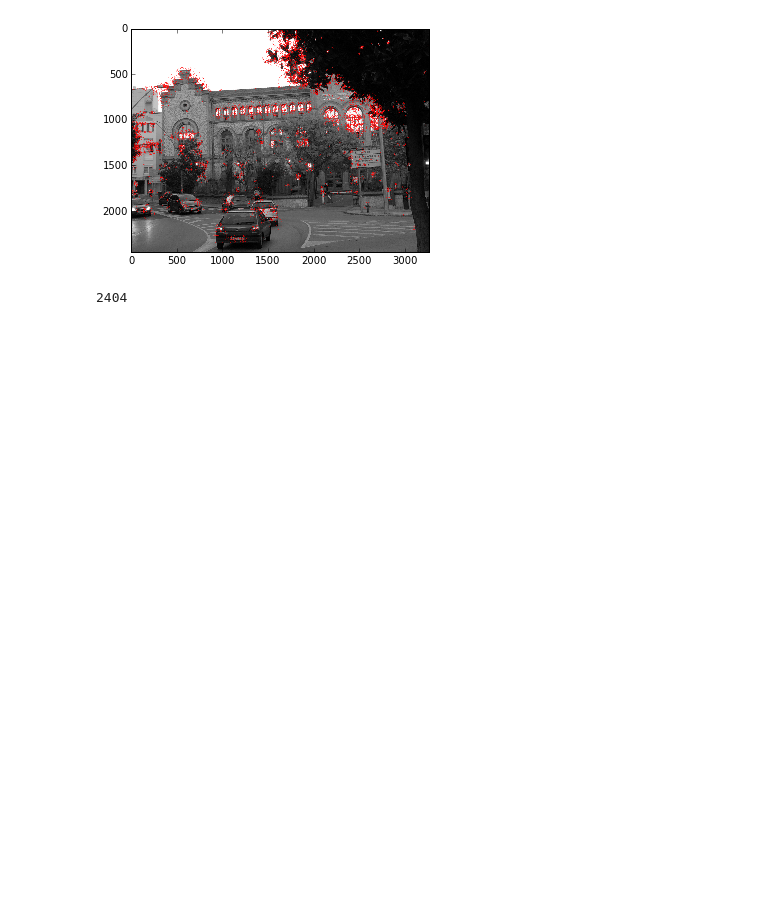
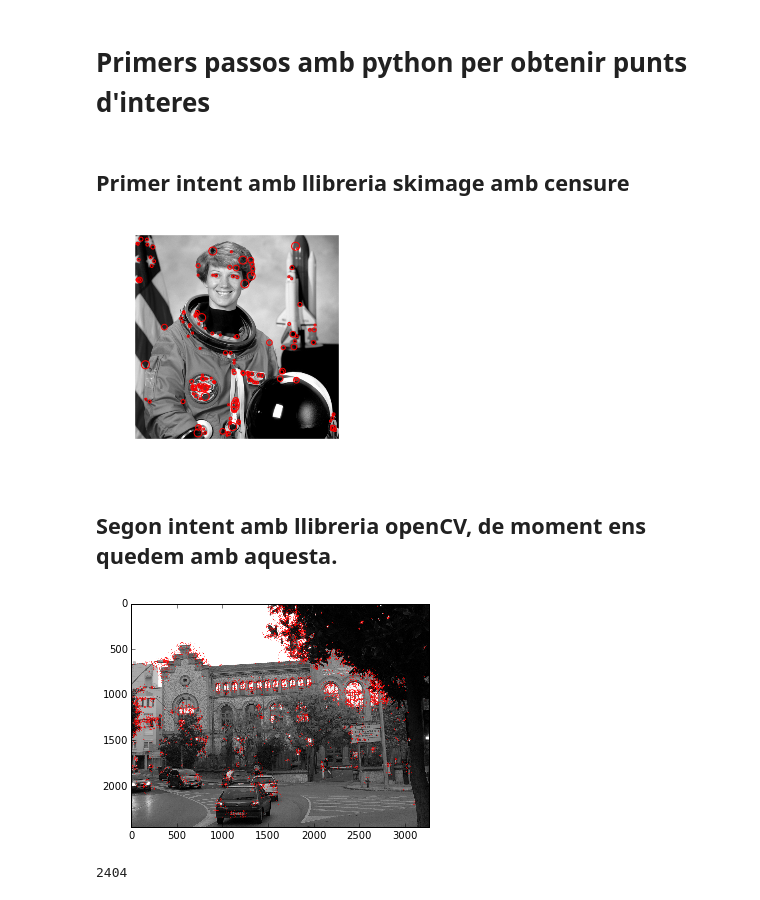
Before and after one commit to gdsa-upc/102.1, a Jupyter notebook: sessio3.ipynb, the cells around one changed output. Cells and saved outputs as stored; diff of their text form; code cells hidden in the pictures; blank space fills up the shorter version.

```diff
--- a/Untitled2.ipynb
+++ b/sessio3.ipynb
@@ -1,3 +1,33 @@
+# %% [markdown]
+# Primers passos amb python per obtenir punts d'interes
+# %% [markdown]
+## Primer intent amb llibreria skimage amb censure
+# %%
+from skimage import data
+from skimage.feature import CENSURE
+from skimage.color import rgb2gray
+import matplotlib.pyplot as plt
+
+
+img1 = rgb2gray(data.astronaut())
+
+detector = CENSURE()
+
+plt.gray()
+
+detector.detect(img1)
+
+plt.imshow(img1)
+plt.axis('off')
+plt.scatter(detector.keypoints[:, 1], detector.keypoints[:, 0],
+              2 ** detector.scales, facecolors='none', edgecolors='r')
+
+
+plt.show()
+# %% [output]
+[figure, added]
+# %% [markdown]
+## Segon intent amb llibreria openCV, de moment ens quedem amb aquesta.
 # %%
 import numpy as np
 import cv2
```
